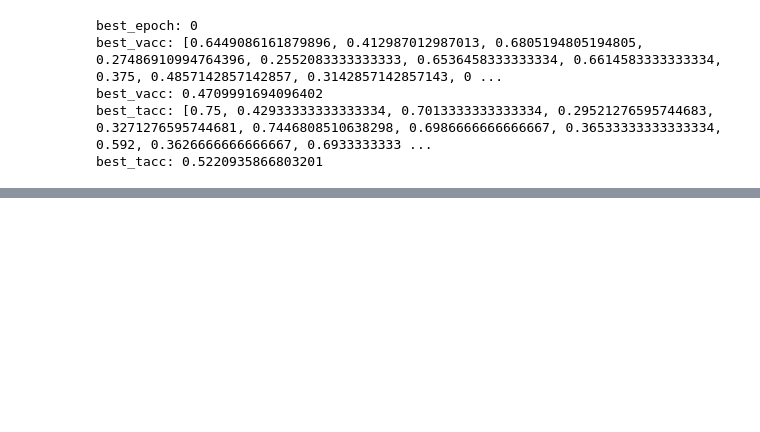
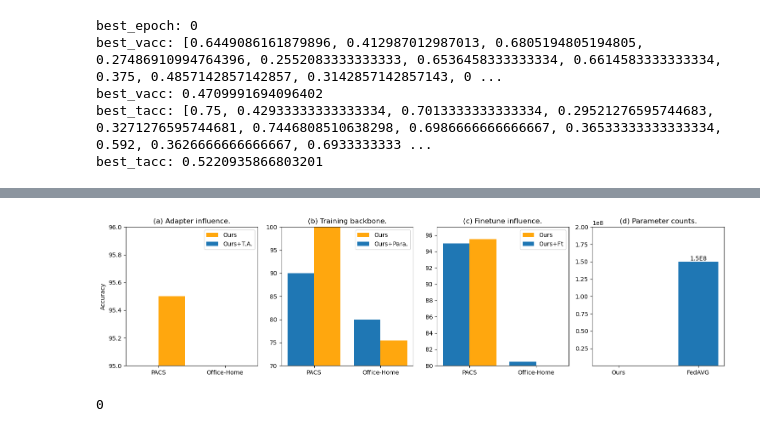
Before and after one commit to JevenM/PersonalizedFL, a Jupyter notebook: test.ipynb, the cells around one changed output, grey strips where cells are left out. Drawn from its saved outputs; the diff is of its cells as text; code cells hidden in the pictures; blank space fills up the shorter version.

```diff
--- a/test.ipynb
+++ b/test.ipynb
@@ -91,0 +82,68 @@ tensor([-0.3453])
+# %%
+import matplotlib.pyplot as plt
+import numpy as np
+
+# Data for plotting
+labels = ['PACS', 'Office-Home']
+
+# Adapter Influence
+ours_adapter = [95.5, 80.5]
+ours_ta_adapter = [95.0, 82.0]
+
+# Training Backbone
+ours_backbone = [100.0, 75.5]
+ours_para_backbone = [90.0, 80.0]
+
+# Finetune Influence
+ours_ft = [95.5, 80.0]
+ours_ft_finetune = [95.0, 80.5]
+
+# Parameter Counts
+ours_param = 5.3e5  # Same value for "Ours"
+fedavg_param = 1.5e8  # Same value for "FedAVG"
+
+# Create subplots
+fig, axs = plt.subplots(1, 4, figsize=(15, 4))
+
+colors = ['#FFA70E', '#1F77B4']
+
+
+# Subplot (a) Adapter influence
+axs[0].bar(labels, ours_adapter, label='Ours', color=colors[0], width=0.4, align='edge')
+axs[0].bar(labels, ours_ta_adapter, label='Ours+T.A.', color=colors[1], width=-0.4, align='edge')
+axs[0].set_ylim(95, 96)
+axs[0].set_ylabel('Accuracy')
+axs[0].set_title('(a) Adapter influence.')
+axs[0].legend()
+
+# Subplot (b) Training backbone
+axs[1].bar(labels, ours_backbone, label='Ours', color=colors[0], width=0.4, align='edge')
+axs[1].bar(labels, ours_para_backbone, label='Ours+Para.', color=colors[1], width=-0.4, align='edge')
+axs[1].set_ylim(70, 100)
+axs[1].set_title('(b) Training backbone.')
+axs[1].legend()
+
+# Subplot (c) Finetune influence
+axs[2].bar(labels, ours_ft, label='Ours', color=colors[0], width=0.4, align='edge')
+axs[2].bar(labels, ours_ft_finetune, label='Ours+Ft', color=colors[1], width=-0.4, align='edge')
+axs[2].set_ylim(80, 97)
+axs[2].set_title('(c) Finetune influence.')
+axs[2].legend()
+
+# Subplot (d) Parameter counts
+axs[3].bar(['Ours', 'FedAVG'], [ours_param, fedavg_param], color=colors, width=0.5)
+axs[3].set_ylim(1e5, 2e8)
+# axs[3].set_yticks([1e4, 5e7, 1e8, 1.5e8, 2e8])
+axs[3].set_title('(d) Parameter counts.')
+axs[3].text(1, 1.5e8, '1.5E8', ha='center', va='bottom', fontsize=10)
+
+# Layout and display
+plt.tight_layout()
+plt.show()
+# %% [output]
+[figure, added]
+# %%
+a = []
+len(a)
+# %% [output]
+0
```
Also changed, not shown: parts of 3 cells of this notebook, 13 other files.
